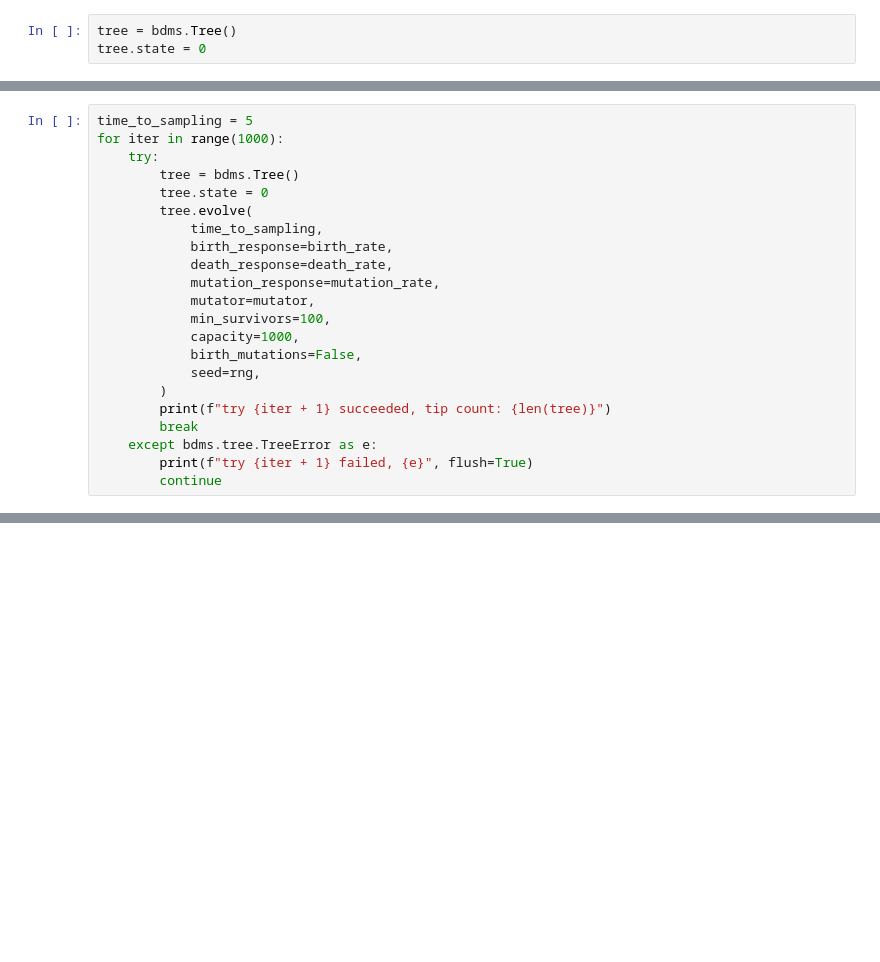
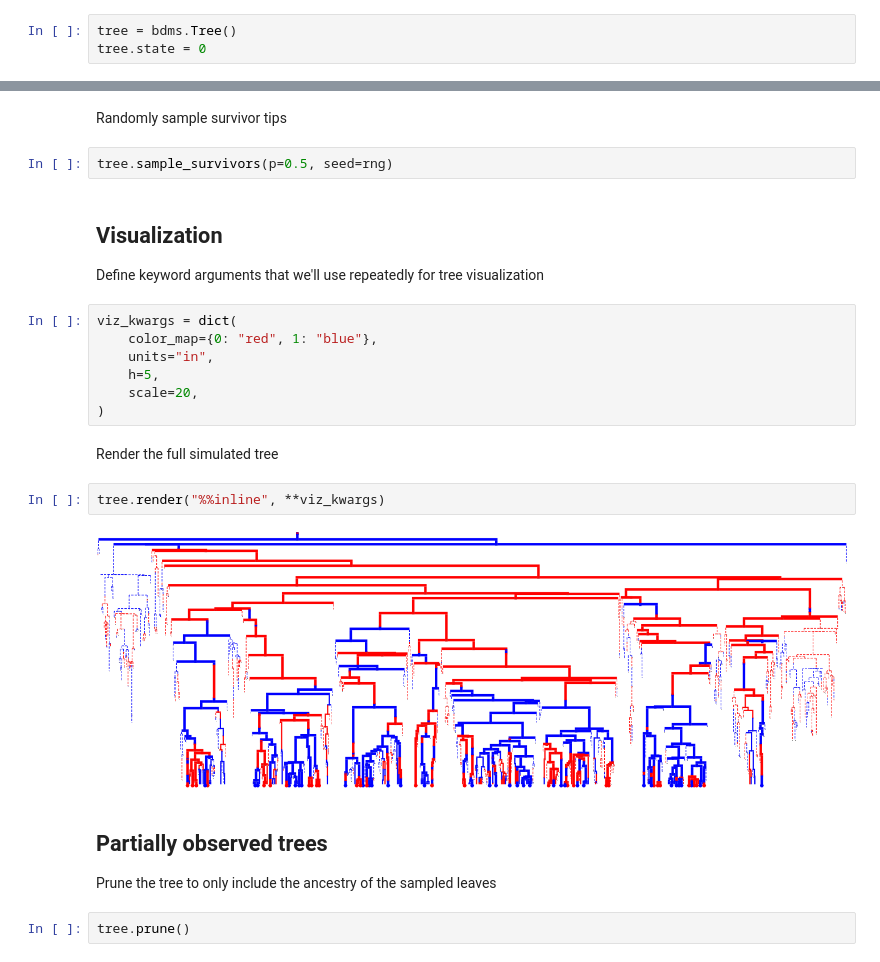
Before and after one commit to psathyrella/BDMS, a Jupyter notebook: notebooks/quickstart.ipynb, the cells around one changed output, grey strips where cells are left out. Cells and saved outputs as stored; diff of their text form; blank space fills up the shorter version.

```diff
--- a/notebooks/quickstart.ipynb
+++ b/notebooks/quickstart.ipynb
@@ -177,22 +26,0 @@ plt.show()
-# %%
-time_to_sampling = 5
-for iter in range(1000):
-    try:
-        tree = bdms.Tree()
-        tree.state = 0
-        tree.evolve(
-            time_to_sampling,
-            birth_response=birth_rate,
-            death_response=death_rate,
-            mutation_response=mutation_rate,
-            mutator=mutator,
-            min_survivors=100,
-            capacity=1000,
-            birth_mutations=False,
-            seed=rng,
-        )
-        print(f"try {iter + 1} succeeded, tip count: {len(tree)}")
-        break
-    except bdms.tree.TreeError as e:
-        print(f"try {iter + 1} failed, {e}", flush=True)
-        continue
@@ -205,0 +40,27 @@ tree.render("x", "%%inline")
+# %% [markdown]
+Randomly sample survivor tips
+# %%
+tree.sample_survivors(p=0.5, seed=rng)
+# %% [markdown]
+## Visualization
+
+Define keyword arguments that we'll use repeatedly for tree visualization
+# %%
+viz_kwargs = dict(
+    color_map={0: "red", 1: "blue"},
+    units="in",
+    h=5,
+    scale=20,
+)
+# %% [markdown]
+Render the full simulated tree
+# %%
+tree.render("%%inline", **viz_kwargs)
+# %% [output]
+[figure, added]
+# %% [markdown]
+## Partially observed trees
+
+Prune the tree to only include the ancestry of the sampled leaves
+# %%
+tree.prune()
```
Also changed, not shown: parts of 40 cells of this notebook, 7 other files.
